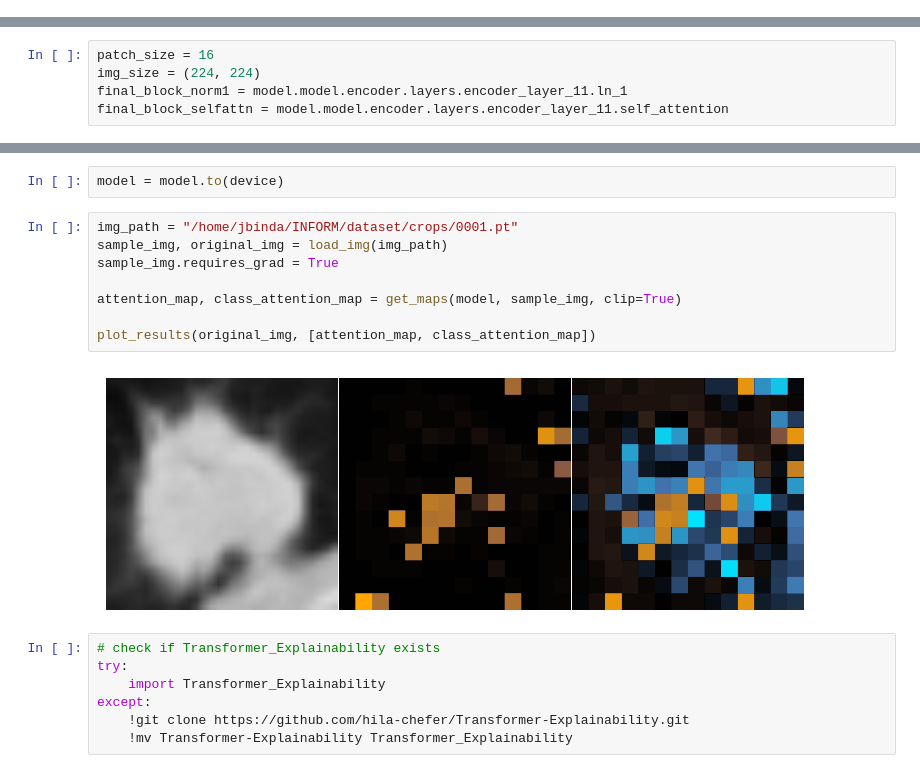
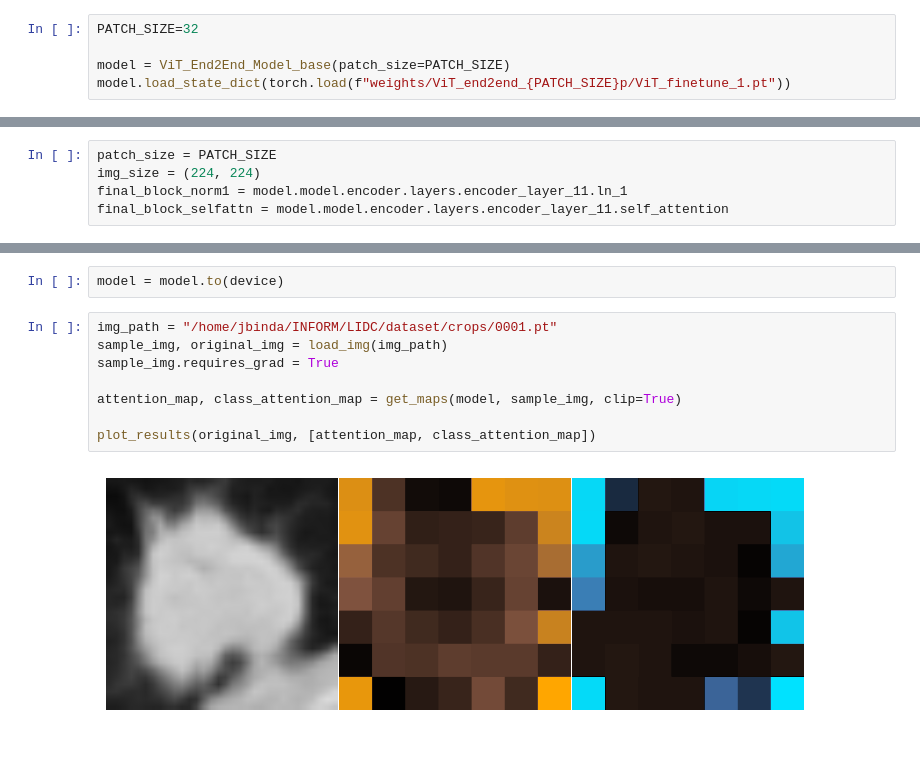
Before and after one commit to jbindaAI/LIDC, a Jupyter notebook: CDAM_LIDC/CDAM.ipynb, the cells around one changed output, grey strips where cells are left out. Cells and saved outputs as stored; diff of their text form.

```diff
--- a/CDAM_LIDC/CDAM.ipynb
+++ b/CDAM_LIDC/CDAM.ipynb
@@ -37,0 +33,5 @@ model.load_state_dict(torch.load("weights/ViT_end2end/ViT_finetune_4.pt"))
+# %%
+PATCH_SIZE=32
+
+model = ViT_End2End_Model_base(patch_size=PATCH_SIZE)
+model.load_state_dict(torch.load(f"weights/ViT_end2end_{PATCH_SIZE}p/ViT_finetune_1.pt"))
@@ -56,5 +56,5 @@ print(model)
 # %%
-patch_size = 16
+patch_size = PATCH_SIZE
 img_size = (224, 224)
 final_block_norm1 = model.model.encoder.layers.encoder_layer_11.ln_1
 final_block_selfattn = model.model.encoder.layers.encoder_layer_11.self_attention
@@ -328,19 +328,12 @@ def get_maps(model, img, return_raw=False, clip=False):
 # %%
 model = model.to(device)
 # %%
-img_path = "/home/jbinda/INFORM/dataset/crops/0001.pt"
+img_path = "/home/jbinda/INFORM/LIDC/dataset/crops/0001.pt"
 sample_img, original_img = load_img(img_path)
 sample_img.requires_grad = True
 
 attention_map, class_attention_map = get_maps(model, sample_img, clip=True)
 
 plot_results(original_img, [attention_map, class_attention_map])
 # %% [output]
-[figure, old version]
+[figure, new version]
-# %%
-# check if Transformer_Explainability exists
-try:
-    import Transformer_Explainability
-except:
-    !git clone https://github.com/hila-chefer/Transformer-Explainability.git
-    !mv Transformer-Explainability Transformer_Explainability
```
Also changed, not shown: parts of 33 cells of this notebook, 16 other files.
